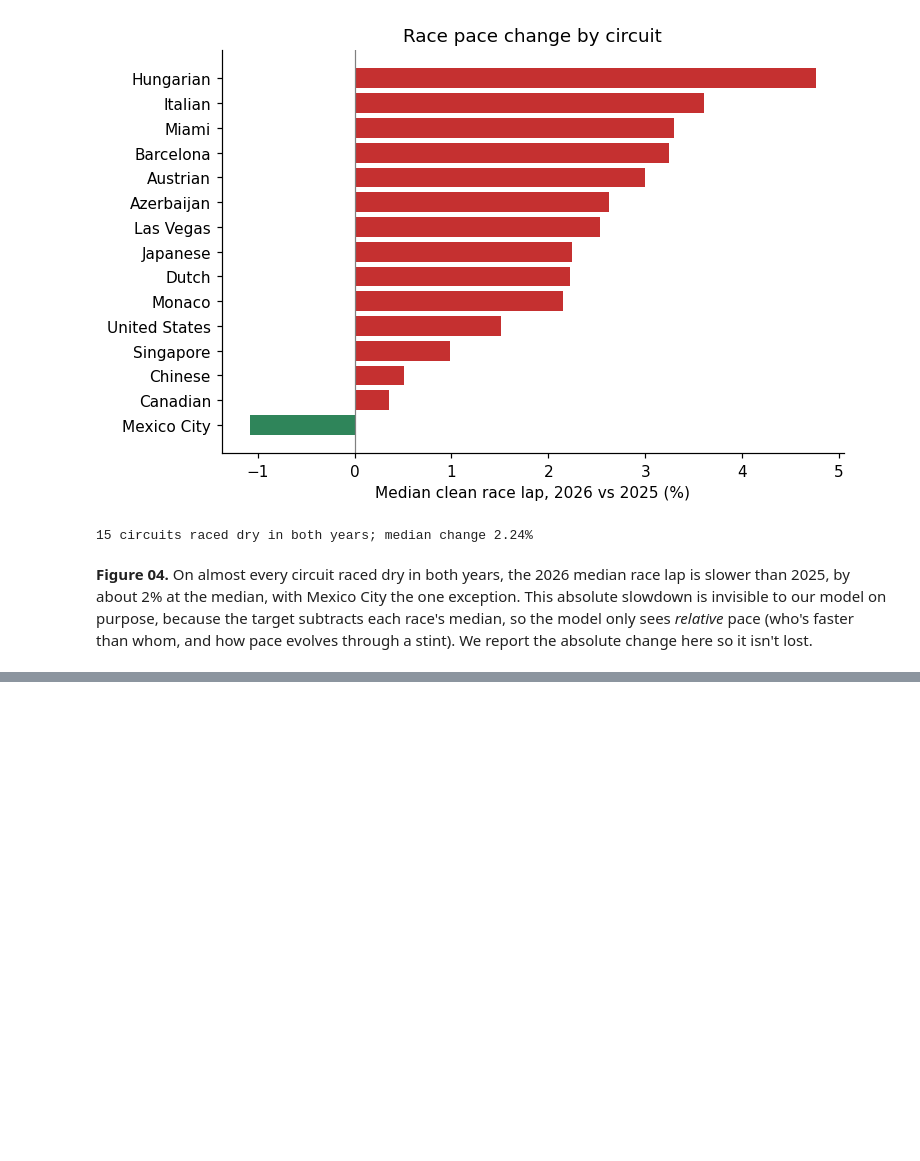
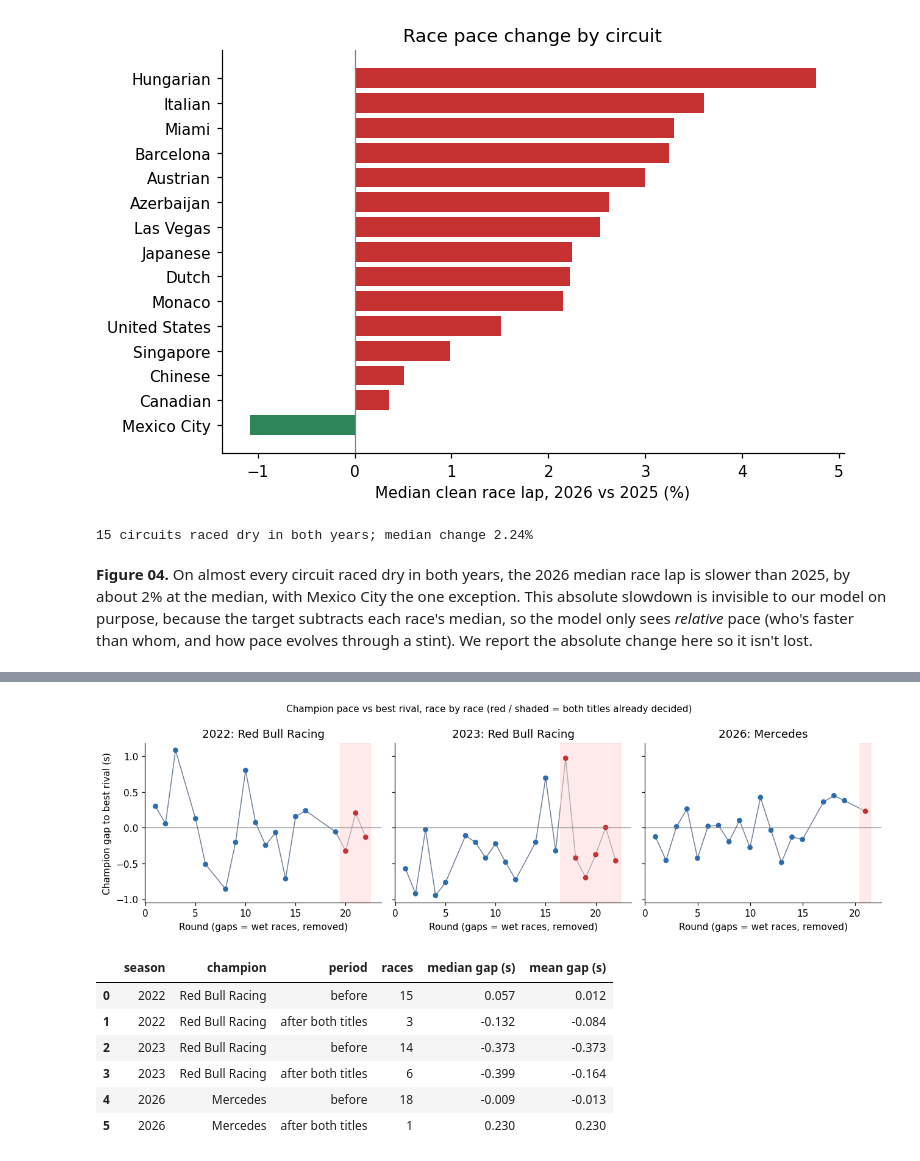
Before and after one commit to sagrawal11/DIS-ML-Final-Project, a Jupyter notebook: notebooks/02_eda.ipynb, the cells around one changed output, grey strips where cells are left out. Saved outputs shown, nothing was run; the diff lists cells and outputs as text; code cells hidden in the pictures; blank space fills up the shorter version.

```diff
--- a/notebooks/02_eda.ipynb
+++ b/notebooks/02_eda.ipynb
@@ -68,0 +83,31 @@ print(f'{len(common)} circuits raced dry in both years; median change {common["c
+# %%
+info = load_session_info(SEASONS)
+CHAMPION = {2022: 'Red Bull Racing', 2023: 'Red Bull Racing', 2026: 'Mercedes'}
+fig, axs = plt.subplots(1, 3, figsize=(12, 3.6), sharey=True)
+rows = []
+for ax, (y, champ) in zip(axs, CHAMPION.items()):
+    t = df[df.season == y].groupby(['event', 'team_lineage']).lap_delta_s.median().unstack()
+    gap = (t[champ] - t.drop(columns=champ).min(axis=1)).rename('gap').reset_index()
+    gap = gap.merge(info[info.season == y][['event', 'round']], on='event').sort_values('round')
+    gap['post'] = [(y, e) in POST_CLINCH for e in gap.event]
+    ax.plot(gap['round'], gap.gap, color='#718096', lw=1, zorder=1)
+    ax.scatter(gap['round'], gap.gap, c=np.where(gap.post, '#c53030', '#2b6cb0'), s=22, zorder=2)
+    ax.axvspan(gap.loc[gap.post, 'round'].min() - 0.5, gap['round'].max() + 0.5, color='#fed7d7', alpha=0.5)
+    ax.axhline(0, color='grey', lw=.8)
+    ax.set_title(f'{y}: {champ}'); ax.set_xlabel('Round (gaps = wet races, removed)')
+    for post, g in gap.groupby('post'):
+        rows.append({'season': y, 'champion': champ, 'period': 'after both titles' if post else 'before',
+                     'races': len(g), 'median gap (s)': round(g.gap.median(), 3), 'mean gap (s)': round(g.gap.mean(), 3)})
+axs[0].set_ylabel('Champion gap to best rival (s)')
+fig.suptitle('Champion pace vs best rival, race by race (red / shaded = both titles already decided)', fontsize=10)
+plt.tight_layout(); plt.savefig('figures/09_champion_gap_after_clinch.png', dpi=150); plt.show()
+pd.DataFrame(rows)
+# %% [output]
+[figure, added]
+|  | season | champion | period | races | median gap (s) | mean gap (s) |
+| 0 | 2022 | Red Bull Racing | before | 15 | 0.057 | 0.012 |
+| 1 | 2022 | Red Bull Racing | after both titles | 3 | -0.132 | -0.084 |
+| 2 | 2023 | Red Bull Racing | before | 14 | -0.373 | -0.373 |
+| 3 | 2023 | Red Bull Racing | after both titles | 6 | -0.399 | -0.164 |
+| 4 | 2026 | Mercedes | before | 18 | -0.009 | -0.013 |
+| 5 | 2026 | Mercedes | after both titles | 1 | 0.230 | 0.230 |
```
Also changed, not shown: parts of 3 cells of this notebook, 7 other files.
